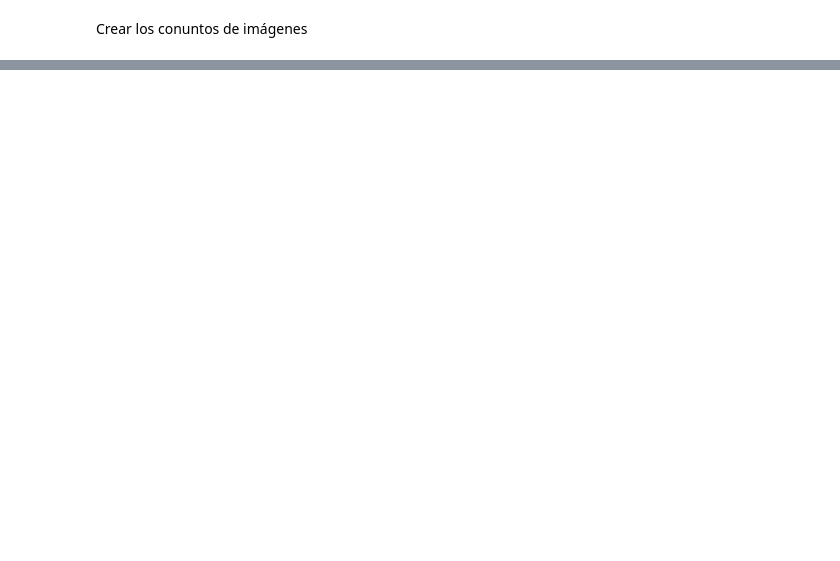
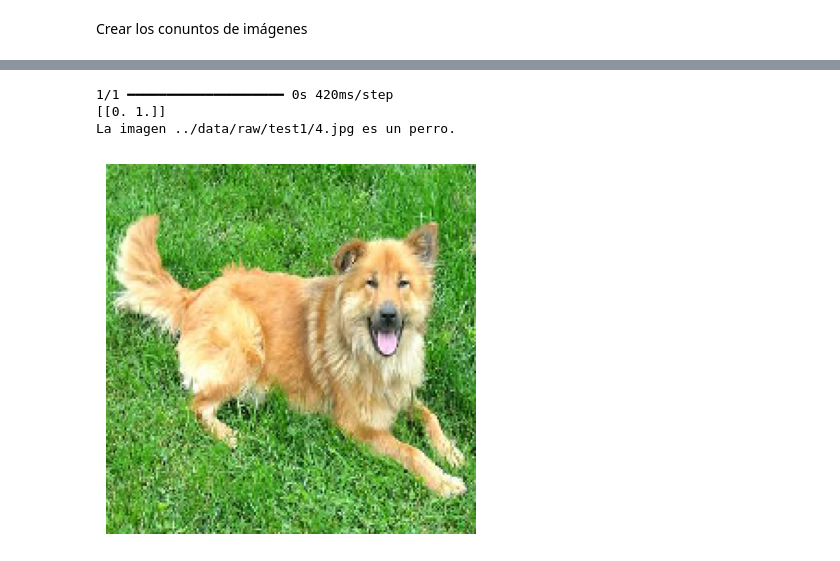
Before and after one commit to pythorena/Deep-learning, a Jupyter notebook: src/explore.ipynb, the cells around one changed output, grey strips where cells are left out. Cells and saved outputs as stored; diff of their text form; code cells hidden in the pictures; blank space fills up the shorter version.

```diff
--- a/src/explore.ipynb
+++ b/src/explore.ipynb
@@ -215,31 +231,36 @@ model.save("dl_dog_cat.keras")
 
 from tensorflow.keras.preprocessing import image
 from tensorflow.keras.models import load_model
 import numpy as np
 
 # Ruta de la imagen de prueba
-image_path = '../data/raw/test1/205.jpg'
+image_path = '../data/raw/test1/4.jpg'
 
 # Cargar la imagen y preprocesarla
 img = image.load_img(image_path, target_size=(200, 200))
 img_array = image.img_to_array(img)
 img_array = np.expand_dims(img_array, axis=0)
 img_array /= 255.
 
 # Cargar el modelo entrenado desde el archivo
 model = load_model('../src/dl_dog_cat.keras')
 
 # Hacer la predicción
 output = model.predict(img_array)
 print(output)
 
 # Interpretar la predicción
 if output[0][0] > output[0][1]:
     print(f'La imagen {image_path} es un gato.')
 else:
     print(f'La imagen {image_path} es un perro.')
 
 # Mostrar la imagen y la predicción
 plt.imshow(img)
 plt.axis('off')
 plt.show()
+# %% [output]
+1/1 ━━━━━━━━━━━━━━━━━━━━ 0s 420ms/step
+[[0. 1.]]
+La imagen ../data/raw/test1/4.jpg es un perro.
+[figure, added]
```
Also changed, not shown: parts of 5 cells of this notebook.
